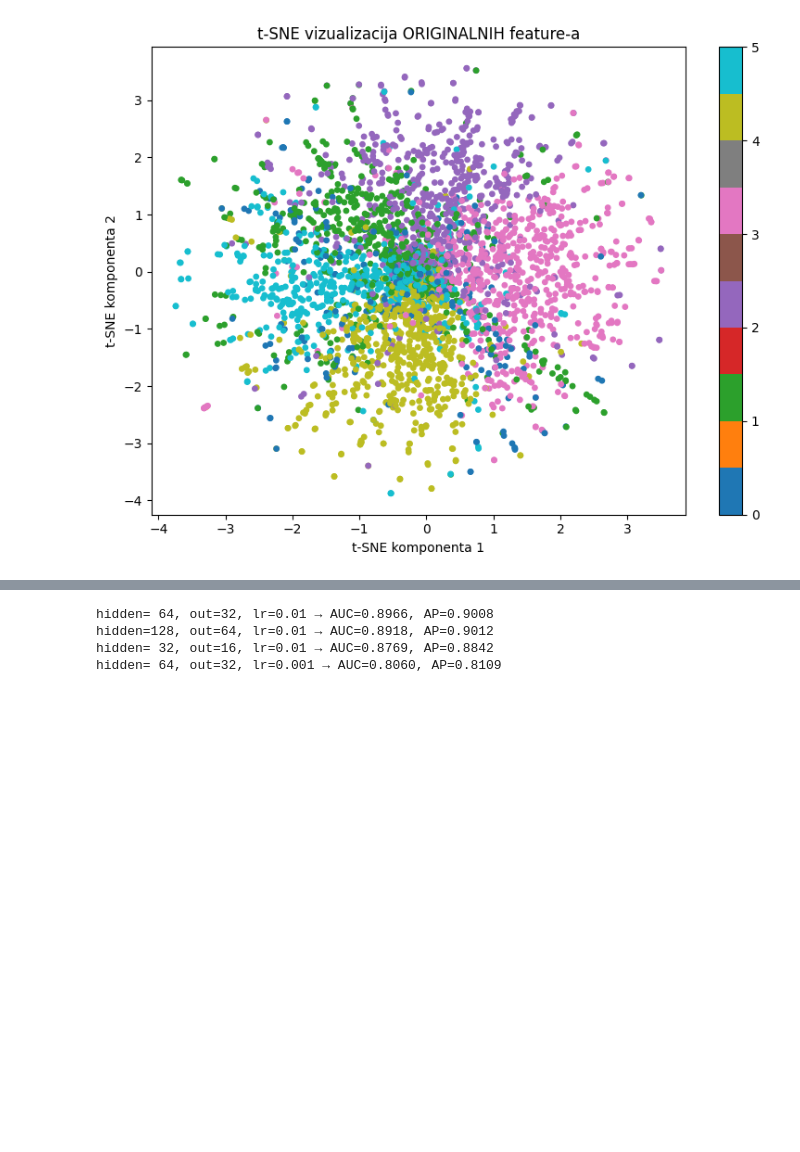
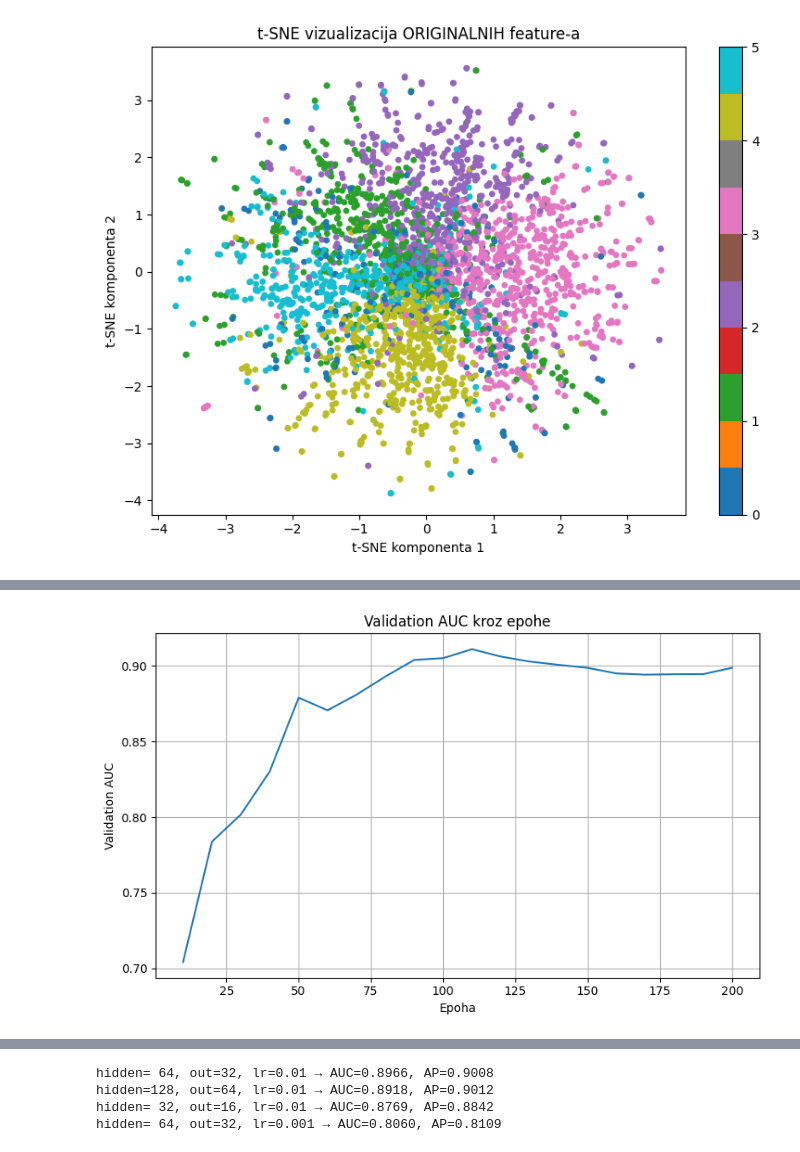
Before and after one commit to ZarijaTrtovic/gnn-link-prediction, a Jupyter notebook: notebooks/GAE_citeseer.ipynb, the cells around one changed output, grey strips where cells are left out. Cells and saved outputs as stored; diff of their text form; code cells hidden in the pictures; blank space fills up the shorter version.

```diff
--- a/notebooks/GAE_citeseer.ipynb
+++ b/notebooks/GAE_citeseer.ipynb
@@ -237,0 +264,20 @@ Test AP:  0.8906
+# %%
+plt.figure(figsize=(8,5))
+
+plt.plot(
+    range(10, 201, 10),
+    val_aucs
+)
+
+plt.xlabel("Epoha")
+plt.ylabel("Validation AUC")
+plt.title("Validation AUC kroz epohe")
+
+plt.grid(True)
+plt.tight_layout()
+
+plt.savefig("../results/gae_auc_curve_citeseer.png", dpi=300)
+
+plt.show()
+# %% [output]
+[figure, added]
```
Also changed, not shown: parts of 4 cells of this notebook, 22 other files.
